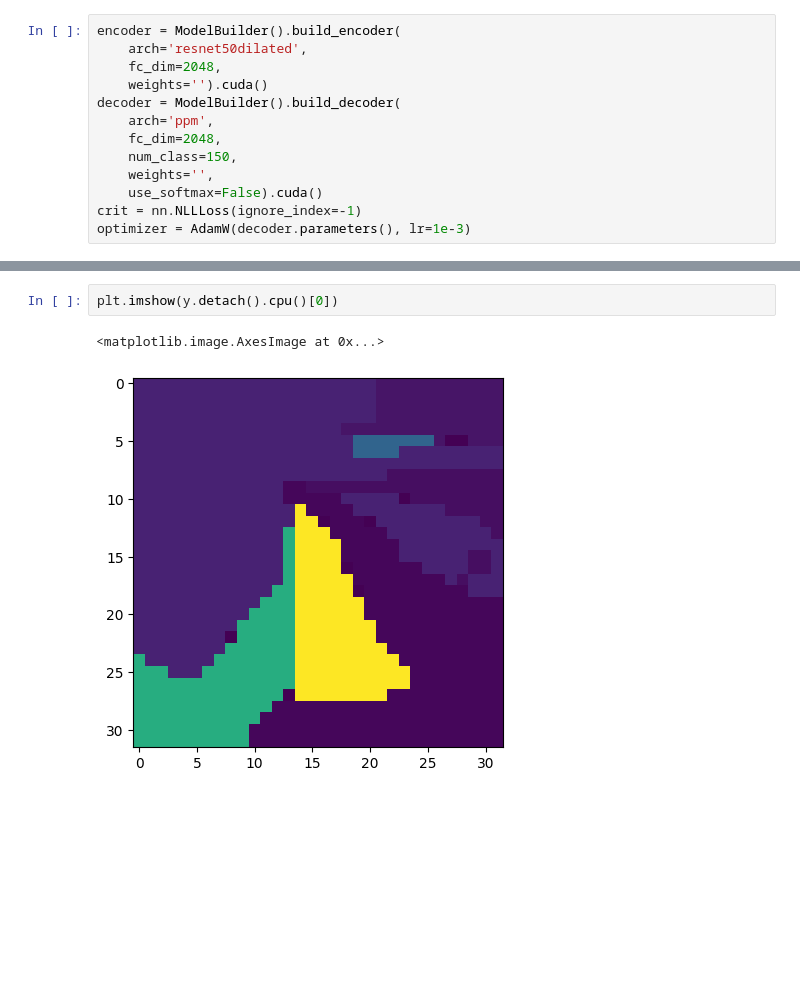
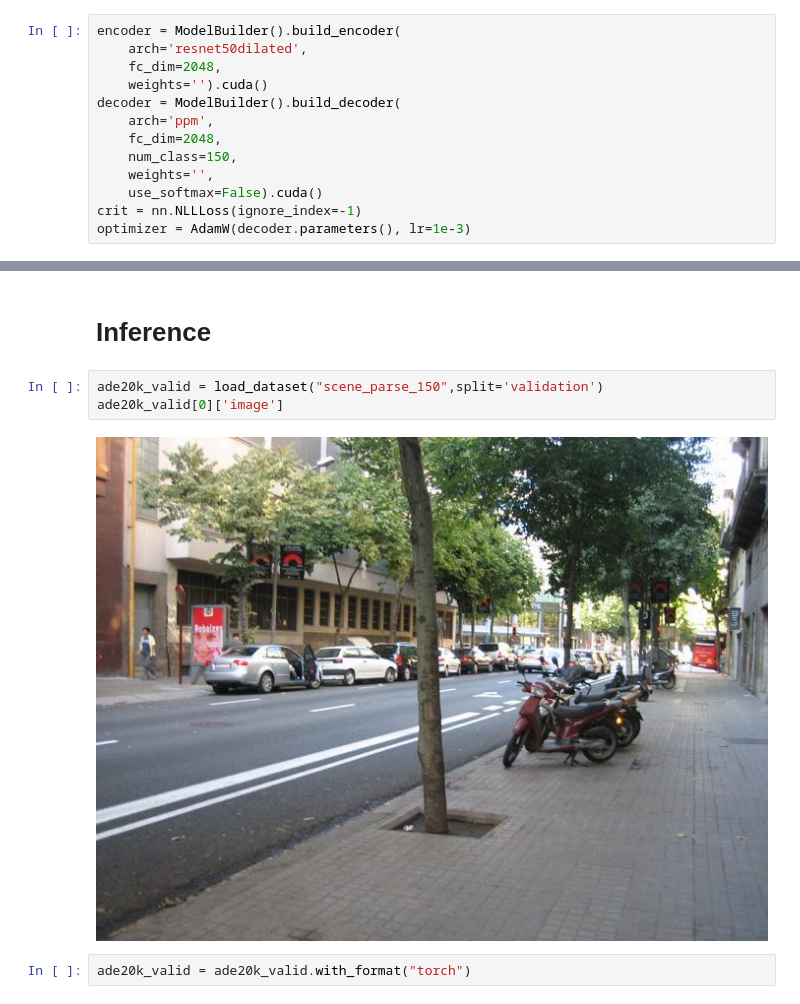
Before and after one commit to danjacobellis/segmentation, a Jupyter notebook: ADE20k.ipynb, the cells around one changed output, grey strips where cells are left out. Cells and saved outputs as stored; diff of their text form; blank space fills up the shorter version.

```diff
--- a/ADE20k.ipynb
+++ b/ADE20k.ipynb
@@ -110,5 +81,9 @@ plt.imshow(ŷ.detach().cpu()[0].argmax(dim=0))
-# %%
-plt.imshow(y.detach().cpu()[0])
-# %% [output]
-<matplotlib.image.AxesImage at 0x...>
-[figure, removed]
+# %% [markdown]
+# Inference
+# %%
+ade20k_valid = load_dataset("scene_parse_150",split='validation')
+ade20k_valid[0]['image']
+# %% [output]
+[figure, added]
+# %%
+ade20k_valid = ade20k_valid.with_format("torch")
```
Also changed, not shown: parts of 14 cells of this notebook.
